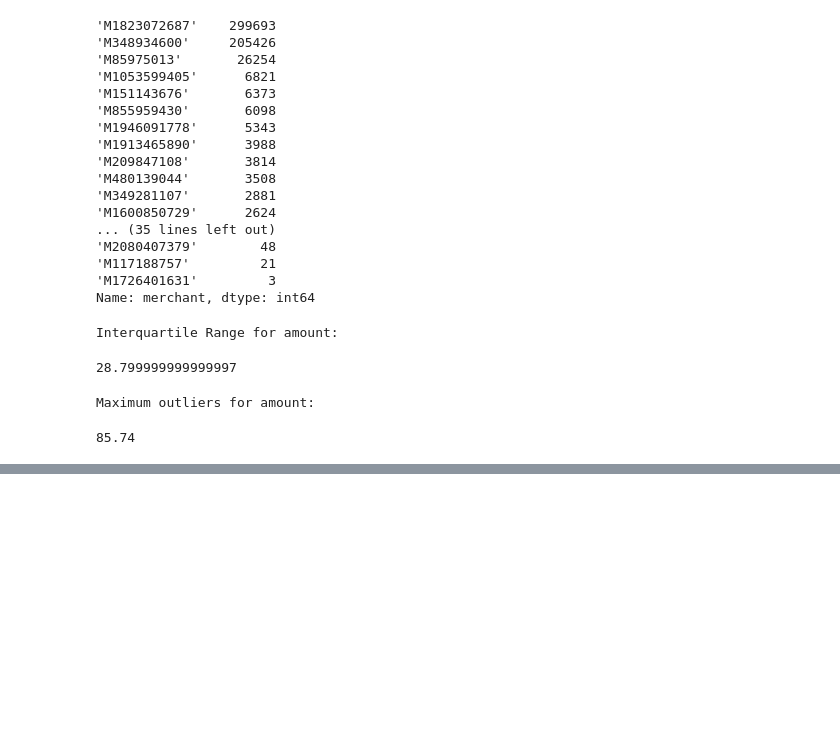
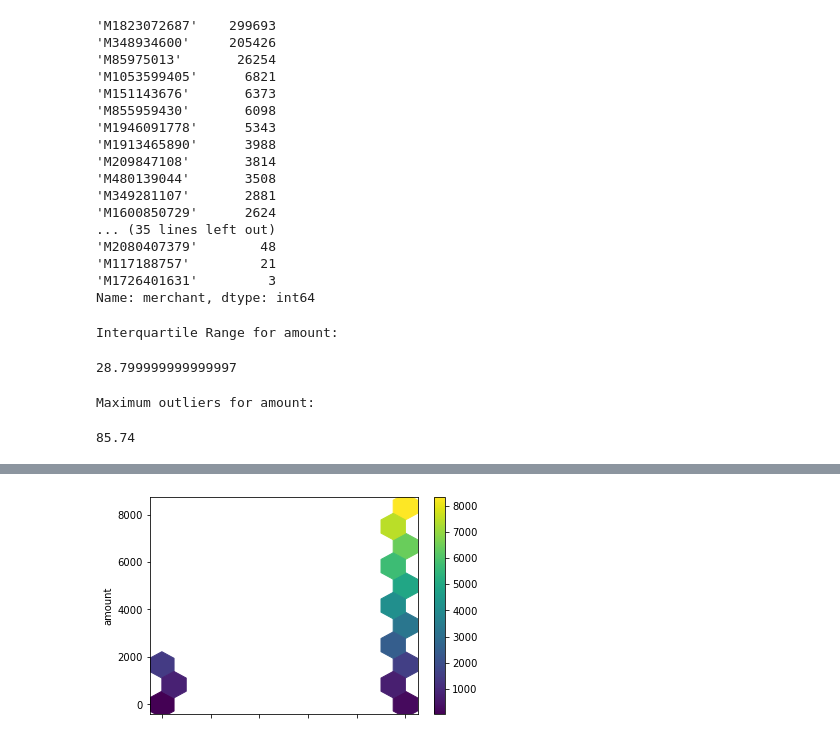
Before and after one commit to IanMMuldoon/FinFraud, a Jupyter notebook: fin.ipynb, the cells around one changed output, grey strips where cells are left out. Cells and saved outputs as stored; diff of their text form; code cells hidden in the pictures; blank space fills up the shorter version.

```diff
--- a/fin.ipynb
+++ b/fin.ipynb
@@ -222,0 +269,9 @@ Maximum outliers for amount:
+# %%
+df = pd.read_csv("data/bs.csv")
+ax = df.plot.hexbin(x= 'fraud',
+                    y= 'amount',
+                    C = 'amount',
+                    gridsize = 10,
+                    cmap = "viridis")
+# %% [output]
+[figure, added]
```
Also changed, not shown: parts of 3 cells of this notebook.
